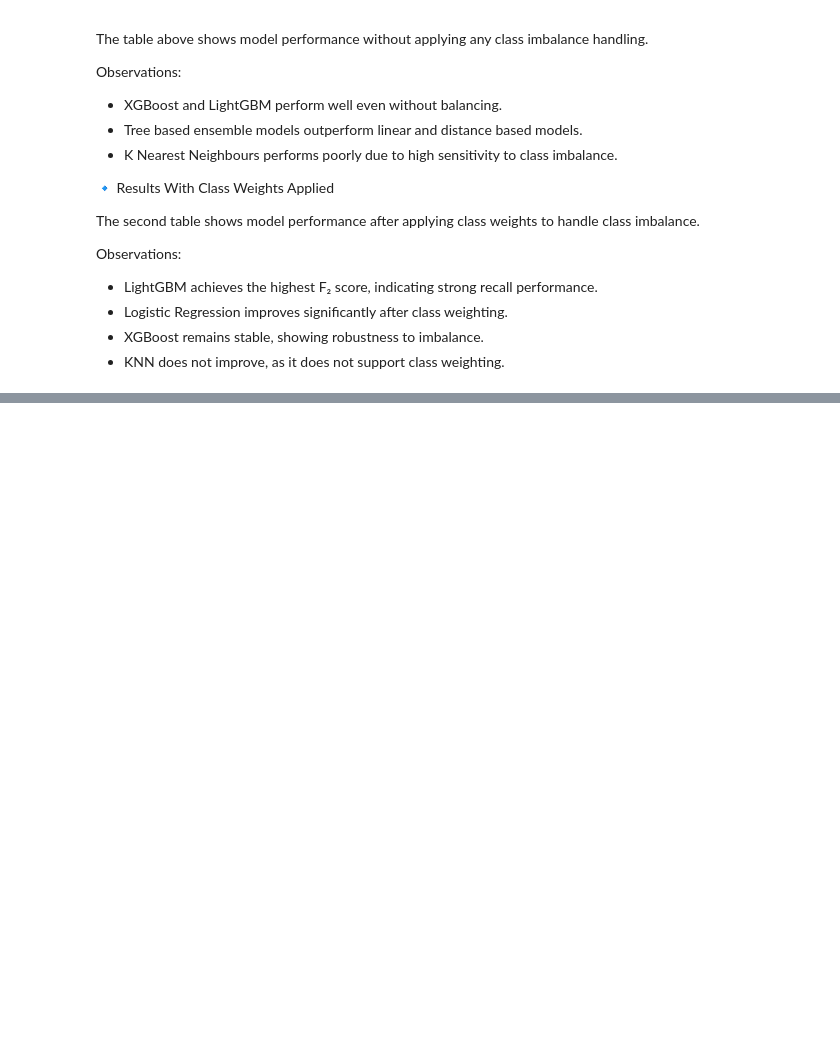
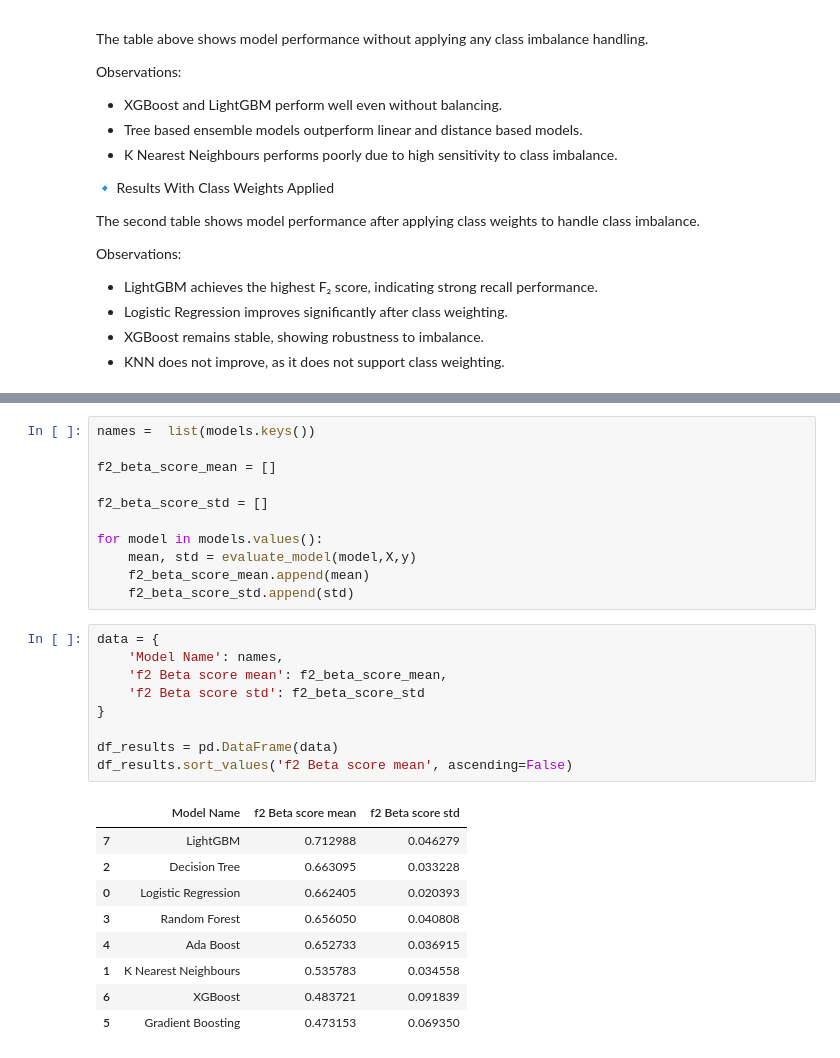
Before and after one commit to nayana-sisil/predictive-customer-churn-ecommerce-retention, a Jupyter notebook: cutomer_churn.ipynb, the cells around one changed output, grey strips where cells are left out. Saved outputs shown, nothing was run; the diff lists cells and outputs as text; blank space fills up the shorter version.

```diff
--- a/cutomer_churn.ipynb
+++ b/cutomer_churn.ipynb
@@ -741,0 +774,30 @@ Observations:
+# %%
+names =  list(models.keys())
+
+f2_beta_score_mean = []
+
+f2_beta_score_std = []
+
+for model in models.values():
+    mean, std = evaluate_model(model,X,y)
+    f2_beta_score_mean.append(mean)
+    f2_beta_score_std.append(std)
+# %%
+data = {
+    'Model Name': names,
+    'f2 Beta score mean': f2_beta_score_mean,
+    'f2 Beta score std': f2_beta_score_std
+}
+
+df_results = pd.DataFrame(data)
+df_results.sort_values('f2 Beta score mean', ascending=False)
+# %% [output]
+|  | Model Name | f2 Beta score mean | f2 Beta score std |
+| 7 | LightGBM | 0.712988 | 0.046279 |
+| 2 | Decision Tree | 0.663095 | 0.033228 |
+| 0 | Logistic Regression | 0.662405 | 0.020393 |
+| 3 | Random Forest | 0.656050 | 0.040808 |
+| 4 | Ada Boost | 0.652733 | 0.036915 |
+| 1 | K Nearest Neighbours | 0.535783 | 0.034558 |
+| 6 | XGBoost | 0.483721 | 0.091839 |
+| 5 | Gradient Boosting | 0.473153 | 0.069350 |
```
Also changed, not shown: parts of 7 cells of this notebook.
